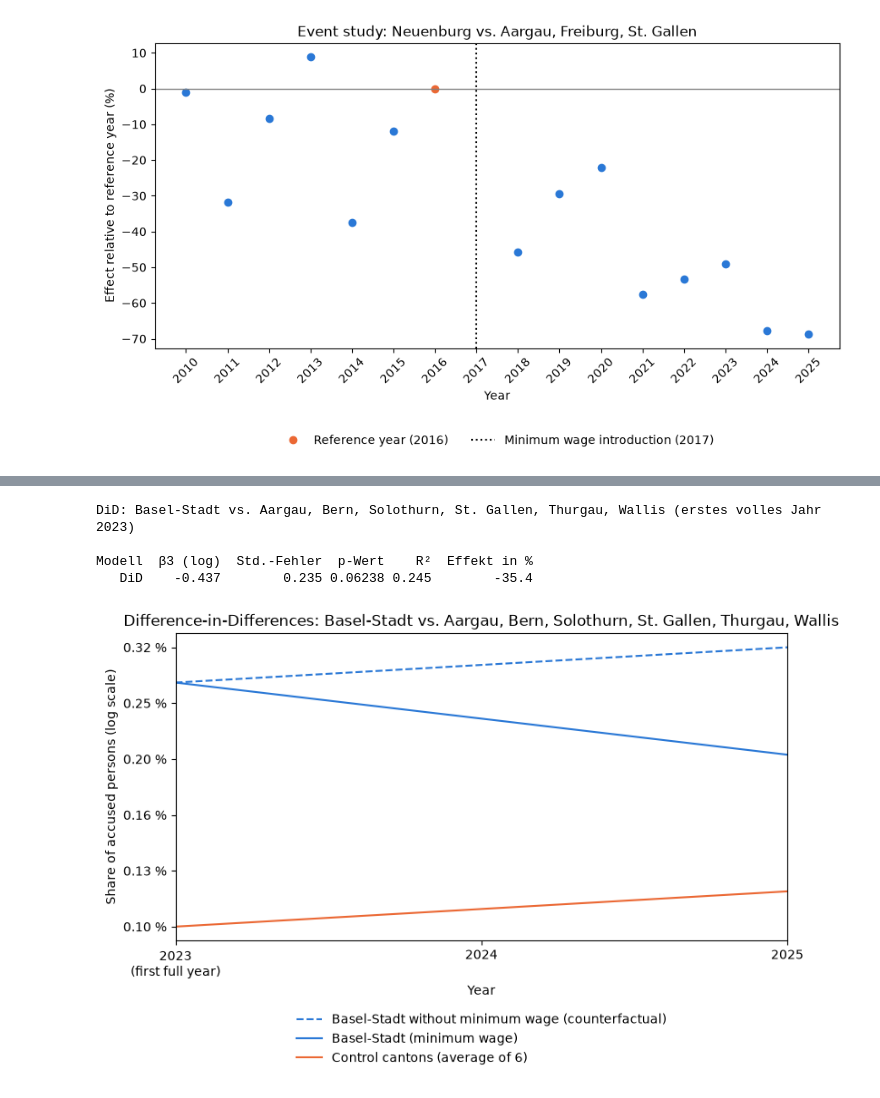
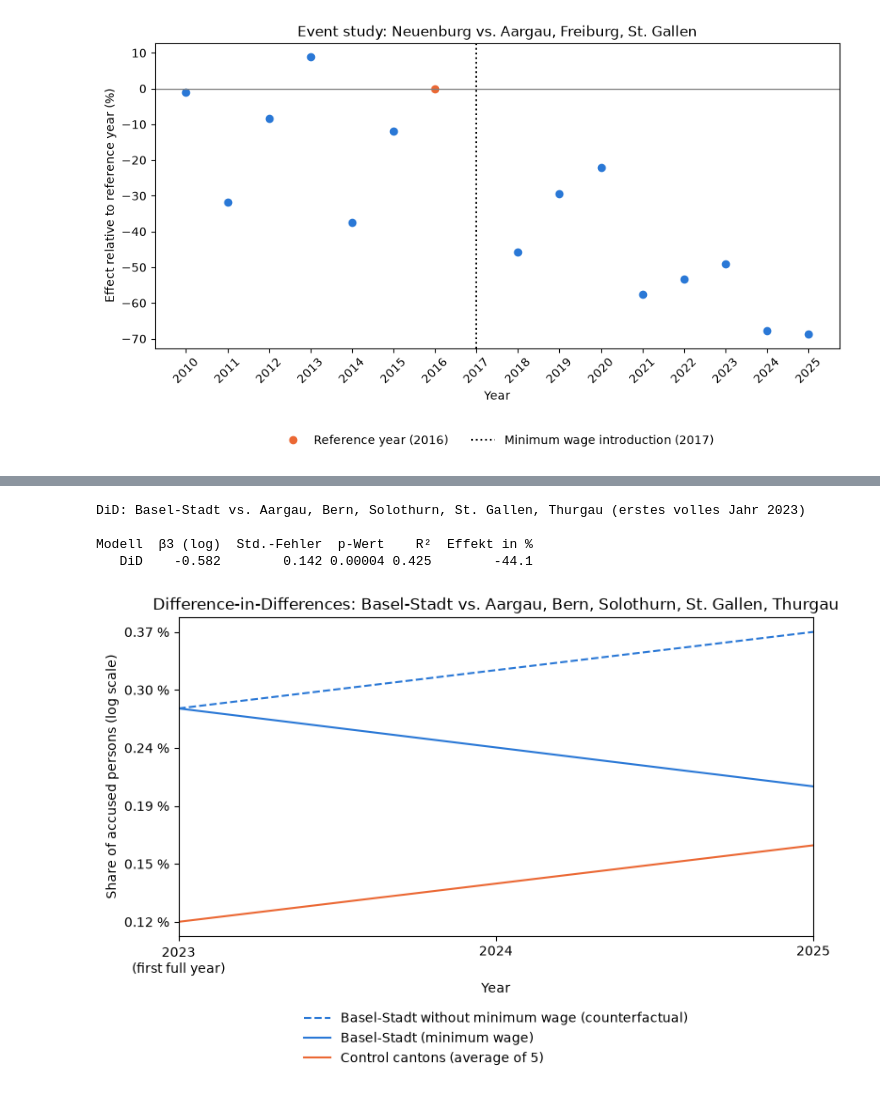
Before and after one commit to GianlucaZumbuehl/Python-Project-HS26-Criminality-and-Minimum-Wage, a Jupyter notebook: Group_project_part_caner/DiD_Event_study.ipynb, the cells around one changed output, grey strips where cells are left out. Cells and saved outputs as stored; diff of their text form; code cells hidden in the pictures.

Commit message:
DiD und Event Study mit neuen Kontrollgruppen (Caner)

```diff
--- a/Group_project_part_caner/DiD_Event_study.ipynb
+++ b/Group_project_part_caner/DiD_Event_study.ipynb
@@ -324,7 +324,7 @@ import matplotlib.pyplot as plt
 # 1. Einstellungen
 # =============================================================
 MINDESTLOHN_KANTON = "Basel-Stadt"
-KONTROLL_KANTONE   = ["Aargau", "Bern", "Solothurn", "St. Gallen", "Thurgau", "Wallis"]
+KONTROLL_KANTONE   = ["Aargau", "Bern", "Solothurn", "St. Gallen", "Thurgau"]
 ERSTES_VOLLES_JAHR = 2023          # Einführung Juli 2022 → erstes volles Jahr 2023
 # =============================================================
 # 2. Daten
@@ -366,36 +366,36 @@ x = [jahre[0], jahre[-1]]
 # log-Werte zurück in Prozent umrechnen
 treat      = np.exp([b0 + b1, b0 + b1 + b2 + b3]) * 100
 kontrolle  = np.exp([b0,      b0 + b2]) * 100
 kontrafakt = np.exp([b0 + b1, b0 + b1 + b2]) * 100
 
 plt.figure(figsize=(8, 5.5))
 plt.plot(x, kontrafakt, color="#2a78d6", linestyle="--",
          label=f"{MINDESTLOHN_KANTON} without minimum wage (counterfactual)")
 plt.plot(x, treat, color="#2a78d6", label=f"{MINDESTLOHN_KANTON} (minimum wage)")
 plt.plot(x, kontrolle, color="#eb6834", label=f"Control cantons (average of {len(KONTROLL_KANTONE)})")
 
 # log-skalierte Achse, beschriftet in %
 plt.yscale("log")
 werte = np.concatenate([treat, kontrolle, kontrafakt])
 ticks = np.geomspace(werte.min(), werte.max(), 6)
 plt.yticks(ticks, [f"{t:.2f} %" for t in ticks])
 plt.minorticks_off()
 
 beschriftung = [f"{ERSTES_VOLLES_JAHR}\n(first full year)"] + [str(j) for j in jahre[1:]]
 plt.xticks(jahre, beschriftung)
 plt.xlim(jahre[0], jahre[-1])
 plt.xlabel("Year")
 plt.ylabel("Share of accused persons (log scale)")
 plt.title(f"Difference-in-Differences: {MINDESTLOHN_KANTON} vs. {', '.join(KONTROLL_KANTONE)}")
 plt.legend(loc="upper center", bbox_to_anchor=(0.5, -0.2), frameon=False)
 plt.tight_layout()
 plt.show()
 # %% [output]
-DiD: Basel-Stadt vs. Aargau, Bern, Solothurn, St. Gallen, Thurgau, Wallis (erstes volles Jahr 2023)
+DiD: Basel-Stadt vs. Aargau, Bern, Solothurn, St. Gallen, Thurgau (erstes volles Jahr 2023)
 
 Modell  β3 (log)  Std.-Fehler  p-Wert    R²  Effekt in %
-   DiD    -0.437        0.235 0.06238 0.245        -35.4
+   DiD    -0.582        0.142 0.00004 0.425        -44.1
-[figure, old version]
+[figure, new version]
 # %%
 ### Event study Basel Stadt => Minimum wage in july 2022
 
```
Also changed, not shown: parts of 5 cells of this notebook.
